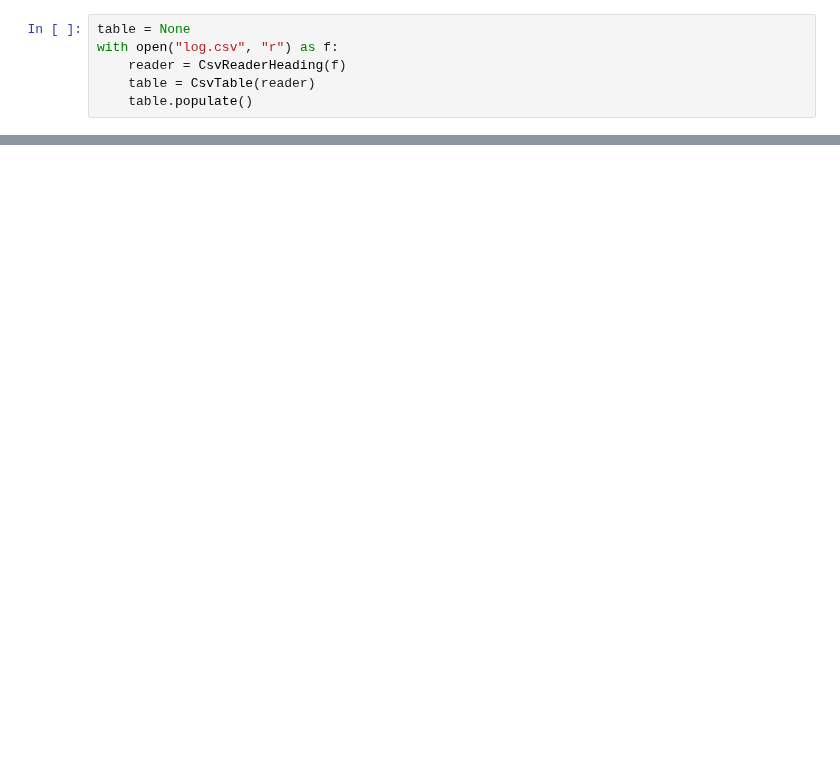
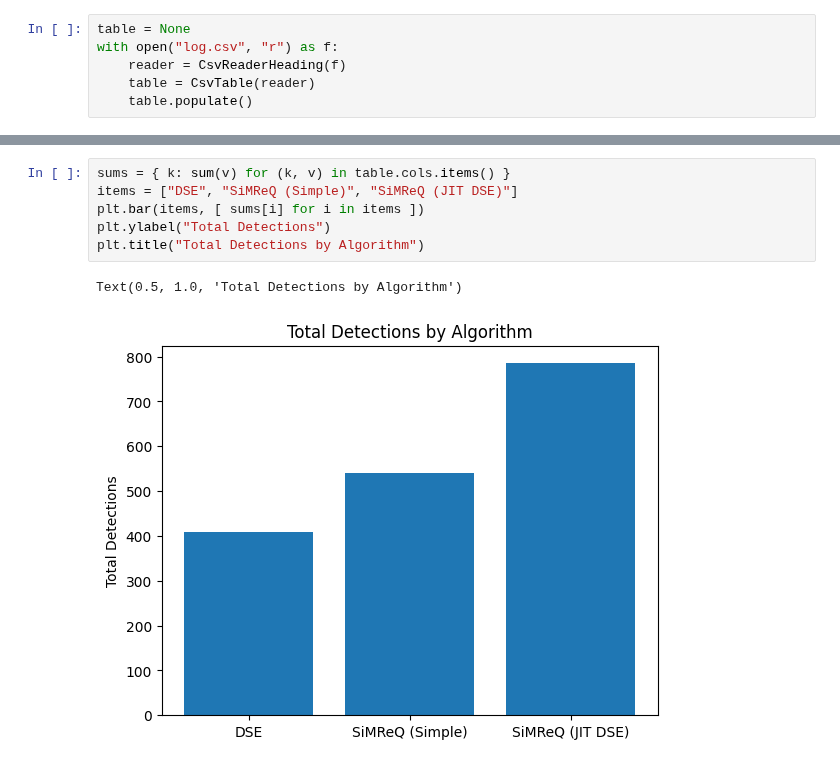
Before and after one commit to LostBitset/quiver_se, a Jupyter notebook: analysis/Analysis.ipynb, the cells around one changed output, grey strips where cells are left out. Drawn from its saved outputs; the diff is of its cells as text; blank space fills up the shorter version.

```diff
--- a/analysis/Analysis.ipynb
+++ b/analysis/Analysis.ipynb
@@ -66,0 +103,9 @@ plot_histogram(map(op.sub, table.cols["SiMReQ (Simple)"], table.cols["DSE"]), "S
+# %%
+sums = { k: sum(v) for (k, v) in table.cols.items() }
+items = ["DSE", "SiMReQ (Simple)", "SiMReQ (JIT DSE)"]
+plt.bar(items, [ sums[i] for i in items ])
+plt.ylabel("Total Detections")
+plt.title("Total Detections by Algorithm")
+# %% [output]
+Text(0.5, 1.0, 'Total Detections by Algorithm')
+[figure, added]
```
Also changed, not shown: parts of 3 cells of this notebook.
